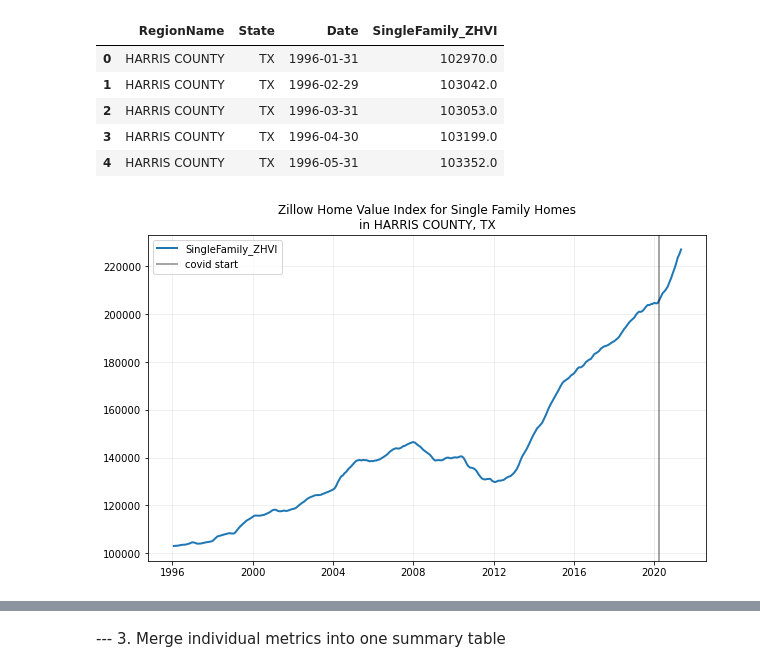
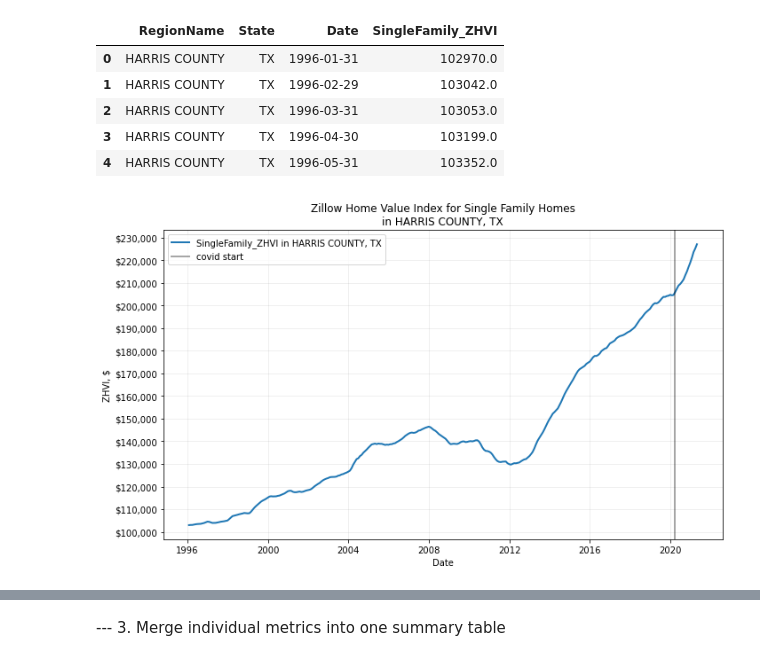
Before and after one commit to i-am-phoenix/Demo, a Jupyter notebook: zillow_data_cleaning.ipynb, the cells around one changed output, grey strips where cells are left out. Drawn from its saved outputs; the diff is of its cells as text; code cells hidden in the pictures.

Commit message:
Added a new notebook for zillow data cleaning with use of functions

```diff
--- a/zillow_data_cleaning.ipynb
+++ b/zillow_data_cleaning.ipynb
@@ -10,6 +10,7 @@ county="HARRIS COUNTY"
 
 # Format city anme to be used in file naming
 city_formatted=city.replace(" ", "_")
+county_formatted=county.replace(" ", "_")
 # %% [markdown]
 ---------------------------------------------- DATA IMPORT ----------------------------------------------<br>
 Sourcing data from https://www.zillow.com/research/data/
@@ -225,14 +226,26 @@ single_family_homes_by_county_clean_reformatted.head()
 # %%
 plt.figure(figsize=(10,6))
 plt.plot(single_family_homes_by_county_clean_reformatted['Date'],
          single_family_homes_by_county_clean_reformatted['SingleFamily_ZHVI'],
          linewidth=2,
-         label="SingleFamily_ZHVI")
+         label=f"SingleFamily_ZHVI in {county}, {state}")
 plt.axvline(dt.datetime(2020, 3, 21), c='k', alpha=0.35, label="covid start", linewidth=2)
 # plt.xlim([dt.datetime(2018, 1, 1),dt.datetime(2021, 6, 1)])
 plt.legend()
 plt.title(f"Zillow Home Value Index for Single Family Homes\nin {county}, {state}")
+plt.xlabel("Date")
+plt.ylabel("ZHVI, $")
+
+y_ticks=np.arange(round((single_family_homes_by_county_clean_reformatted['SingleFamily_ZHVI']).min(),-4),
+                  round((single_family_homes_by_county_clean_reformatted['SingleFamily_ZHVI']).max()*1.05,-4),
+                  10000)
+y_labels=pd.DataFrame(y_ticks)[0].map("${:,.0f}".format).to_list()
+plt.yticks(y_ticks,y_labels)
+
 plt.grid(alpha=0.25)
-# plt.tight_layout()
+plt.tight_layout()
+
+file_name= "zhvi_single_family"
+plt.savefig( "figures/" + file_name + "_" + county_formatted +".png")
 # %% [output]
-[figure, old version]
+[figure, new version]
```
Also changed, not shown: parts of 2 cells of this notebook, 5 other files.
